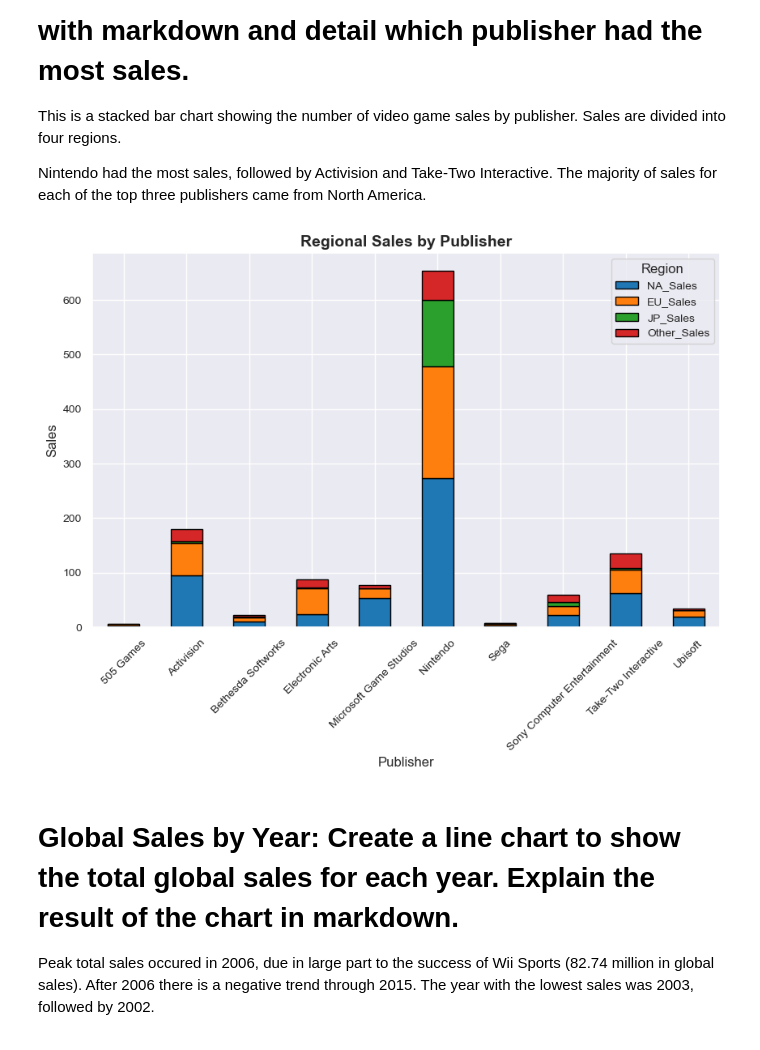
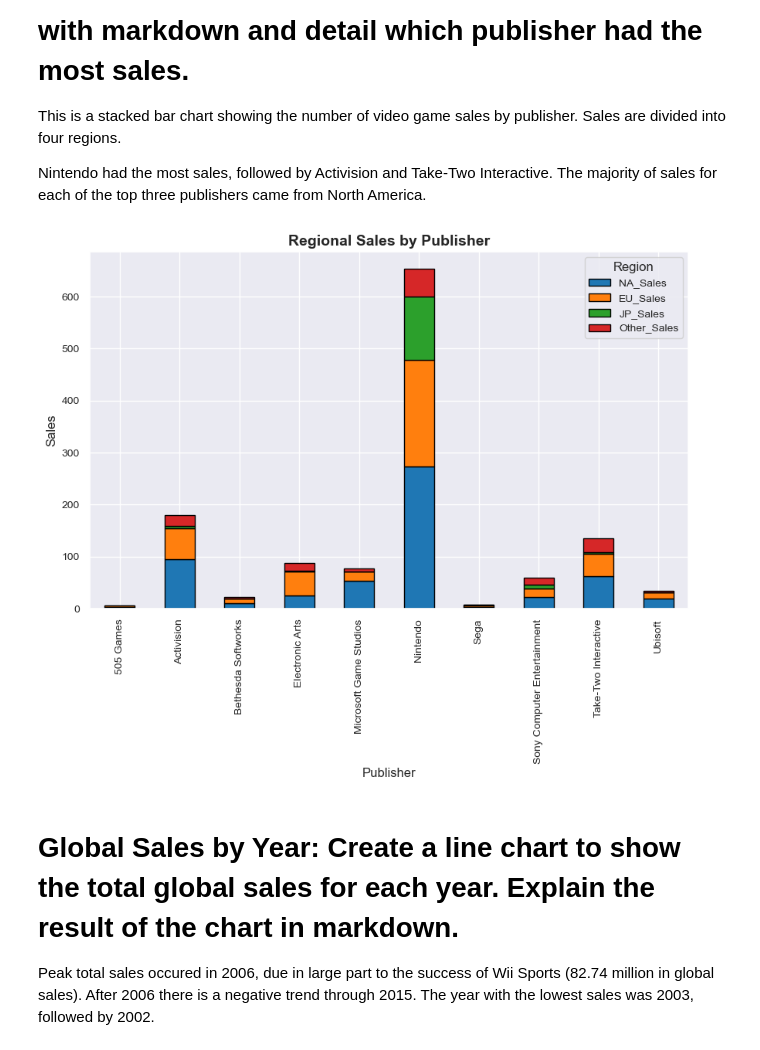
Before and after one commit to nseitler/video-game-sales, a Jupyter notebook: VideoGameDataViz.ipynb, the cells around one changed output. Cells and saved outputs as stored; diff of their text form; code cells hidden in the pictures.

Commit message:
updated chart formatting

```diff
--- a/VideoGameDataViz.ipynb
+++ b/VideoGameDataViz.ipynb
@@ -23,21 +23,20 @@ Nintendo had the most sales, followed by Activision and Take-Two Interactive. Th
 # %%
 sales_by_publisher = vg.groupby('Publisher')[['NA_Sales', 'EU_Sales', 'JP_Sales', 'Other_Sales']].sum()
 
 colors = ['#1f77b4', '#ff7f0e', '#2ca02c', '#d62728', '#9467bd', '#8c564b']
 
 ax = sales_by_publisher.plot(kind='bar', stacked=True, figsize=(10, 6), color=colors, edgecolor='black')
 
 plt.title('Regional Sales by Publisher', fontsize=14, fontweight='bold')
 plt.xlabel('Publisher', fontsize=12)
 plt.ylabel('Sales', fontsize=12)
 plt.legend(title='Region', fontsize=10)
 
-plt.xticks(rotation=45)
 plt.tick_params(axis='both', which='major', labelsize=10)
 
 plt.show()
 # %% [output]
-[figure, old version]
+[figure, new version]
 # %% [markdown]
 # Global Sales by Year: Create a line chart to show the total global sales for each year. Explain the result of the chart in markdown.
 
```
Also changed, not shown: parts of 1 cell of this notebook.
